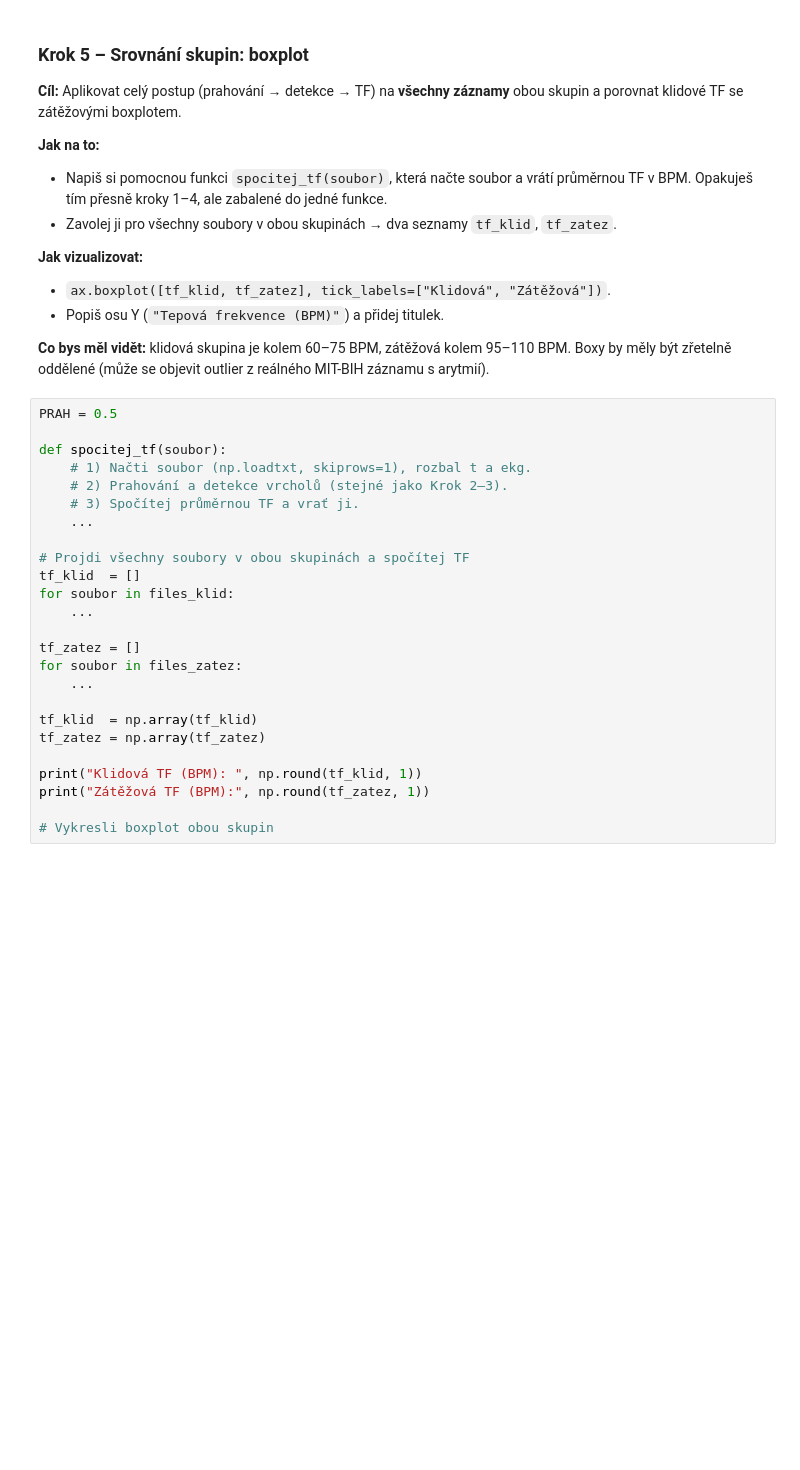
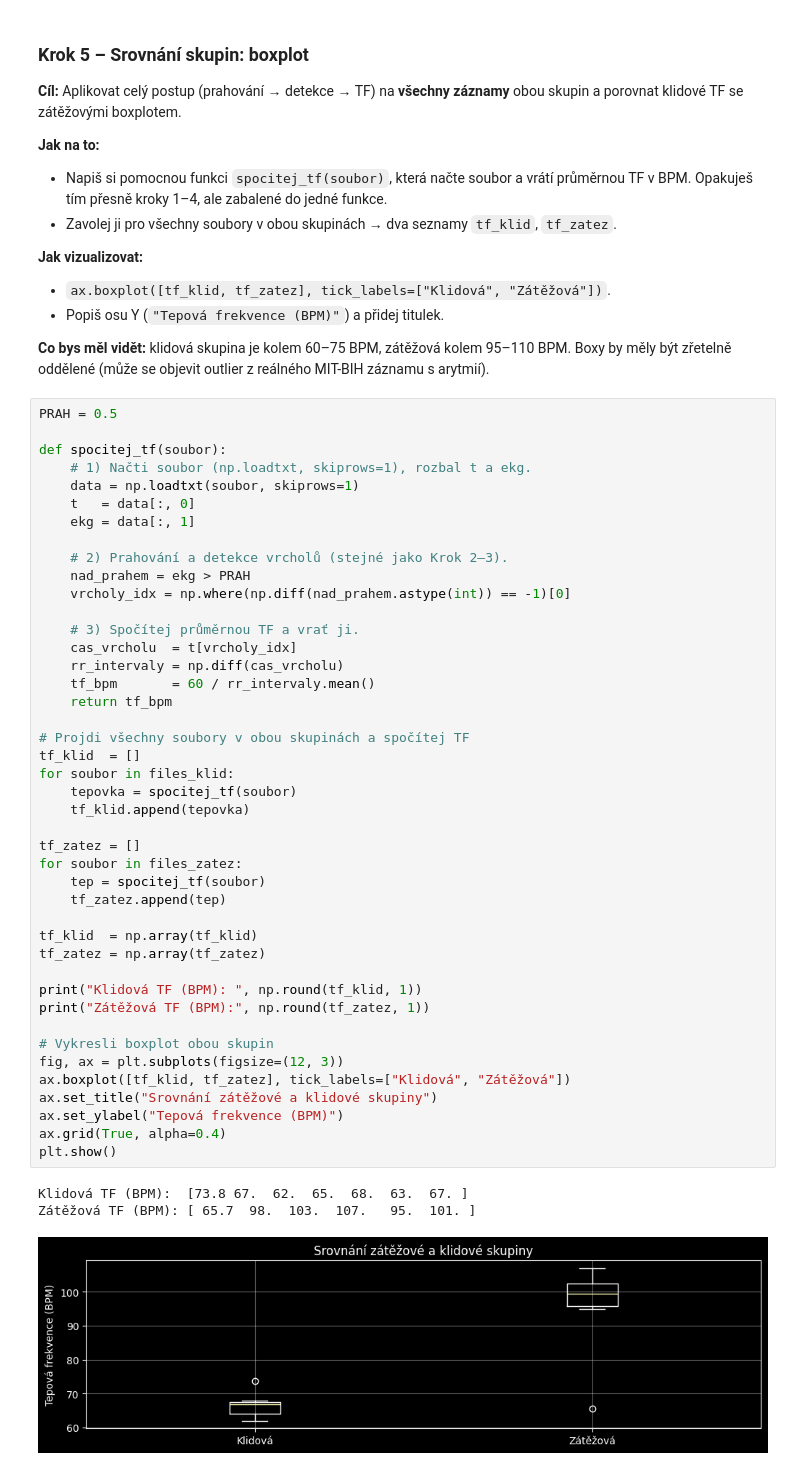
Before and after one commit to BAJTY006/prg-exercise-12, a Jupyter notebook: cviceni_12_ekg.ipynb, the cells around one changed output. Drawn from its saved outputs; the diff is of its cells as text; blank space fills up the shorter version.

```diff
--- a/cviceni_12_ekg.ipynb
+++ b/cviceni_12_ekg.ipynb
@@ -211,28 +211,50 @@ zřetelně oddělené (může se objevit outlier z reálného MIT-BIH záznamu s
 # %%
 PRAH = 0.5
 
 def spocitej_tf(soubor):
     # 1) Načti soubor (np.loadtxt, skiprows=1), rozbal t a ekg.
+    data = np.loadtxt(soubor, skiprows=1)
+    t   = data[:, 0]
+    ekg = data[:, 1]
+
     # 2) Prahování a detekce vrcholů (stejné jako Krok 2–3).
+    nad_prahem = ekg > PRAH
+    vrcholy_idx = np.where(np.diff(nad_prahem.astype(int)) == -1)[0]
+
     # 3) Spočítej průměrnou TF a vrať ji.
-    ...
+    cas_vrcholu  = t[vrcholy_idx]
+    rr_intervaly = np.diff(cas_vrcholu)
+    tf_bpm       = 60 / rr_intervaly.mean()
+    return tf_bpm
 
 # Projdi všechny soubory v obou skupinách a spočítej TF
 tf_klid  = []
 for soubor in files_klid:
-    ...
+    tepovka = spocitej_tf(soubor)
+    tf_klid.append(tepovka)
 
 tf_zatez = []
 for soubor in files_zatez:
-    ...
+    tep = spocitej_tf(soubor)
+    tf_zatez.append(tep)
 
 tf_klid  = np.array(tf_klid)
 tf_zatez = np.array(tf_zatez)
 
 print("Klidová TF (BPM): ", np.round(tf_klid, 1))
 print("Zátěžová TF (BPM):", np.round(tf_zatez, 1))
 
 # Vykresli boxplot obou skupin
+fig, ax = plt.subplots(figsize=(12, 3))
+ax.boxplot([tf_klid, tf_zatez], tick_labels=["Klidová", "Zátěžová"])
+ax.set_title("Srovnání zátěžové a klidové skupiny")
+ax.set_ylabel("Tepová frekvence (BPM)")
+ax.grid(True, alpha=0.4)
+plt.show()
+# %% [output]
+Klidová TF (BPM):  [73.8 67.  62.  65.  68.  63.  67. ]
+Zátěžová TF (BPM): [ 65.7  98.  103.  107.   95.  101. ]
+[figure, added]
 # %% [markdown]
 ### Interpretace
 
```
Also changed, not shown: parts of 1 cell of this notebook.
